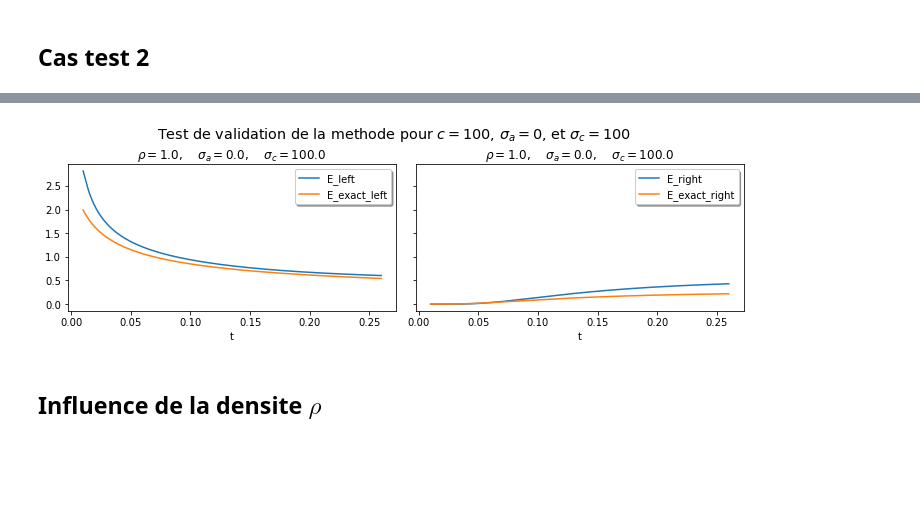
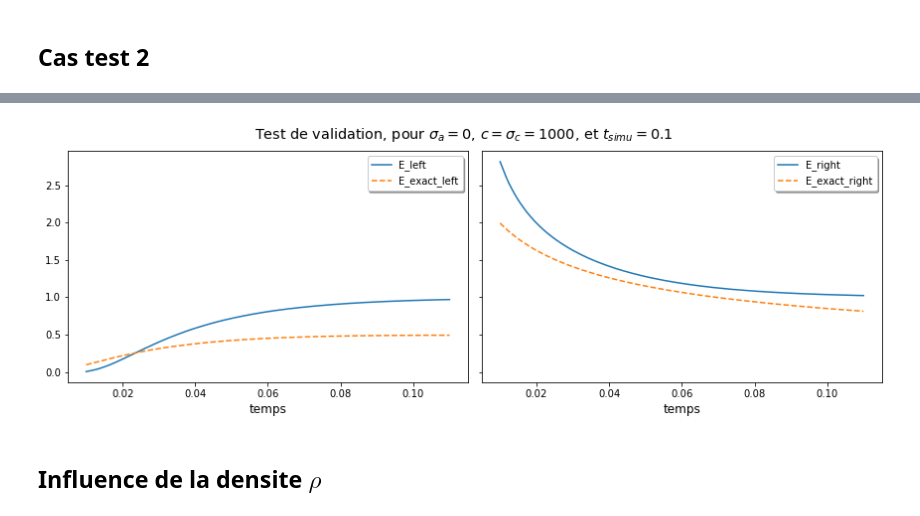
Before and after one commit to ddrous/projet-inverse-2d, a Jupyter notebook: src/notebook/analyse_des_donnees.ipynb, the cells around one changed output, grey strips where cells are left out. Drawn from its saved outputs; the diff is of its cells as text; code cells hidden in the pictures; blank space fills up the shorter version.

```diff
--- a/src/notebook/analyse_des_donnees.ipynb
+++ b/src/notebook/analyse_des_donnees.ipynb
@@ -175,7 +151,7 @@ Ce tableau confirme bien que $\rho$, $\sigma_a$ et $\sigma_c$ (respectivement `r
 # %%
 """ plot pour une ligne les signaux y """
 
-def plot_signal(ax, df, index, x, y):
+def plot_signal(ax, df, marker, index, x, y):
   abscissa = np.array(df.loc[index, x])
 
   nbplots = len(y)
@@ -183,7 +159,7 @@ def plot_signal(ax, df, index, x, y):
 
   for j in range(nbplots):
     ordinate[j] = np.array(df.loc[index, y[j]])
-    ax.plot(abscissa, ordinate[j], label=y[j])
+    ax.plot(abscissa, ordinate[j], marker[j],label=y[j])
     ax.legend(shadow=True, fontsize='medium')
 # %%
 """ plot plusieurs lignes de la dataframe signaux par groupes """
@@ -218,7 +197,7 @@ def plot_group(df, figsize, index, x, groups, title=None):
 """ Quelque groupes et abcisses interressants a visualiser"""
 
 """ Abcisses spatialle """
-x = 'x'
+position = 'x'
 
 """ Visu spatiale 1 """
 init = ['E_init', 'F_init', 'T_init']
@@ -233,7 +212,7 @@ group_2 = [E, F, T]
 
 
 """ Abcisses temporelle """
-t = 't'
+time = 't'
 
 """ Visu temporelle 1 """
 left = ['E_left', 'F_left', 'T_left']
@@ -315,0 +273,26 @@ plot_group(df_s, figsize, index, x, group_5, title)
+# %%
+# pos = 6
+pos = 0
+
+condition = (df_s['sigma_a_expr']==0.0) & (df_s['sigma_c_expr']==df_s['c']) & (df_s['sigma_c_expr']==1000)
+# condition = (df_s['sigma_a_expr']==0.0) & (df_s['sigma_c_expr']==df_s['c']==sigma_c_max) & (df_s['sigma_c_expr']==sigma_c_max) & (df_s['t_simu']==0.25)
+index = df_s.loc[condition].index[pos:pos+1]
+
+E_test_2 = ['E_init', 'E_final', 'E_exact_final']
+# F_test_2 = ['F_init', 'F_final', 'F_exact_final']
+F_test_2 = ['F_init', 'F_final']
+group_5 = [E_test_2, F_test_2]
+
+markers =[['-', '-', '--'], ['-', '-'] ]
+
+figsize = (12, 4)
+
+c = df_s.loc[index, 'c']
+sigma_a = df_s.loc[index, 'sigma_a_expr']
+sigma_c = df_s.loc[index, 'sigma_c_expr']
+t_simu = df_s.loc[index, 't_simu']
+title = "Test de validation"
+print(str(t_simu))
+title += r', pour $\sigma_a=$'+str(int(sigma_a))+', $c=\sigma_c=$'+str(int(c))+ ', et $t_{simu}=$' + str(t_simu.values[0])
+
+plot_group(df_s, figsize, markers, index, position, group_5, title)
@@ -316,18 +303,17 @@ plot_group(df_s, figsize, index, x, group_5, title)
 # %%
 E_test_1 = ['E_left', 'E_exact_left']
 # F_test_2 = ['F_left', 'F_exact_left']
 E_test_2 = ['E_right', 'E_exact_right']
 # F_test_2 = ['F_right', 'F_exact_right']
 group_5 = [E_test_1, E_test_2]
 
-figsize = (10, 3)
+markers =[['-', '--'], ['-', '--']]
 
-title = "Test de validation de la methode"
-title += r' pour $c=$'+str(c)+', $\sigma_a=$'+str(int(sigma_a))+', et $\sigma_c=$'+str(int(sigma_c))
+figsize = (12, 4)
 
-plot_group(df_t, figsize, index, t, group_5, title)
+plot_group(df_t, figsize, markers, index, time, group_5, title)
 # %% [output]
-[figure, old version]
+[figure, new version]
 # %% [markdown]
 ## Influence de la densite $\rho$
 # %% [markdown]
```
Also changed, not shown: parts of 21 cells of this notebook, 13 other files.
